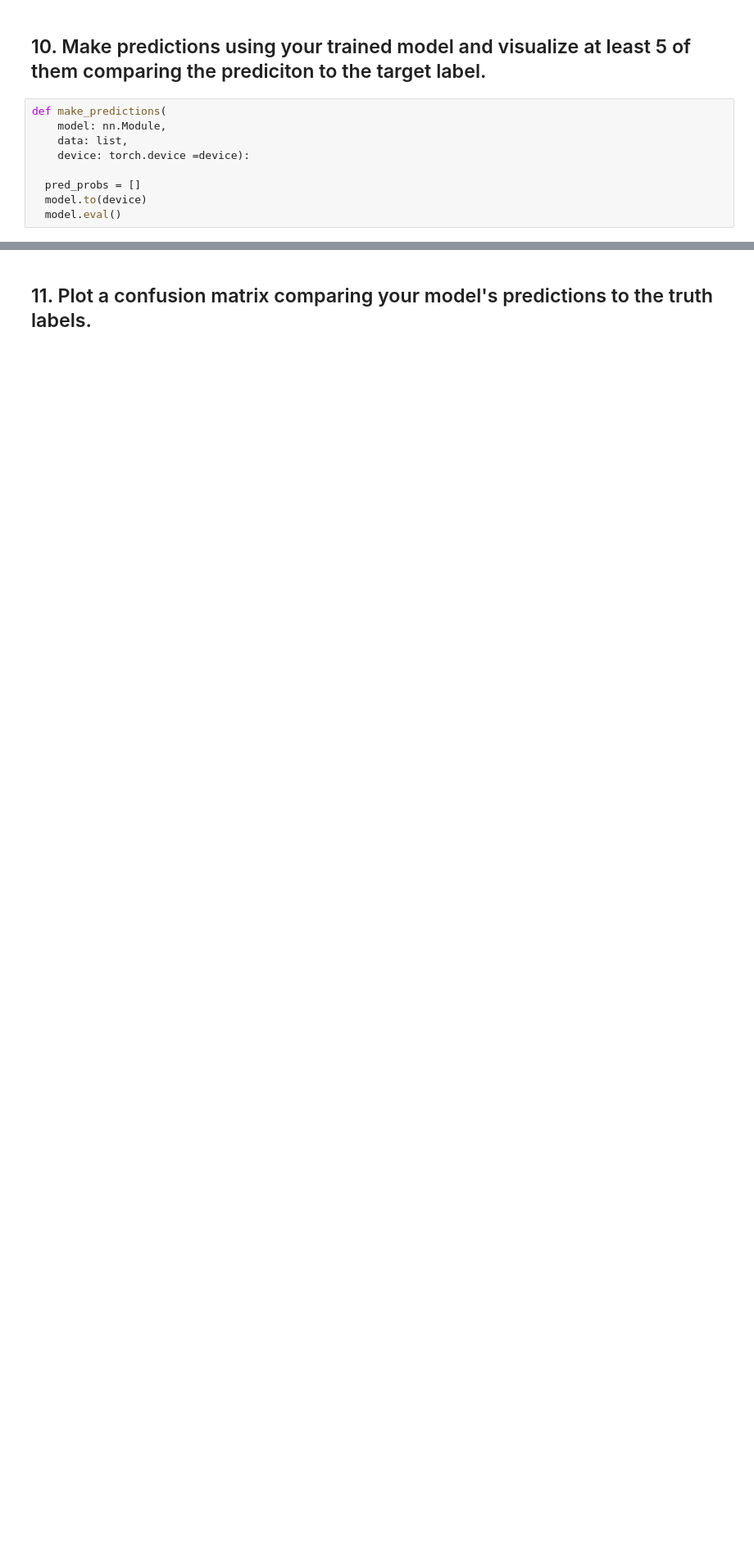
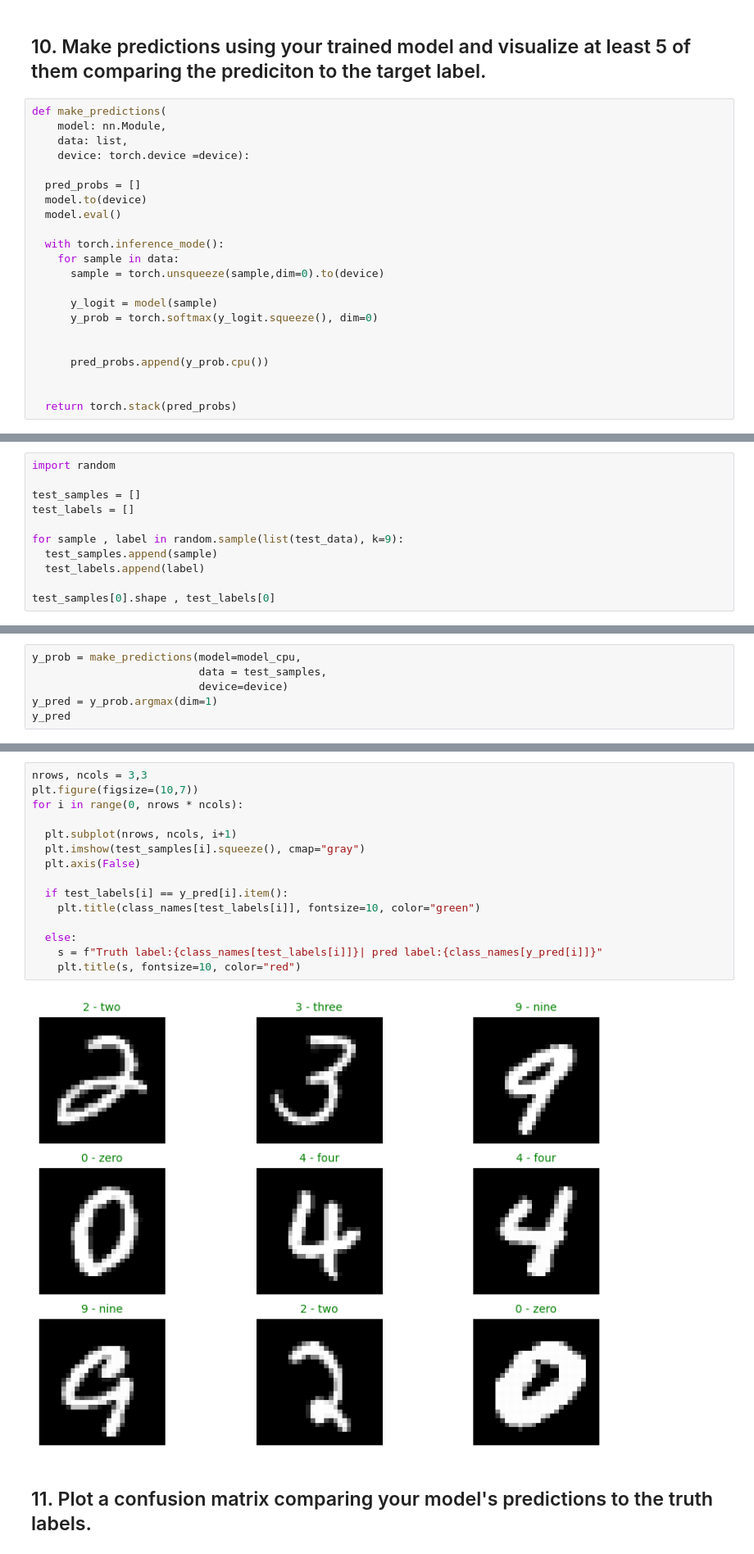
Before and after one commit to zahra-sharifzadeh/pytorch, a Jupyter notebook: extras/exercises/03_pytorch_computer_vision_exercises.ipynb, the cells around one changed output, grey strips where cells are left out. Shown at 82% size. Drawn from its saved outputs; the diff is of its cells as text; blank space fills up the shorter version.

```diff
--- a/extras/exercises/03_pytorch_computer_vision_exercises.ipynb
+++ b/extras/exercises/03_pytorch_computer_vision_exercises.ipynb
@@ -522,3 +543,16 @@ def make_predictions(
   pred_probs = []
   model.to(device)
   model.eval()
+
+  with torch.inference_mode():
+    for sample in data:
+      sample = torch.unsqueeze(sample,dim=0).to(device)
+
+      y_logit = model(sample)
+      y_prob = torch.softmax(y_logit.squeeze(), dim=0)
+
+
+      pred_probs.append(y_prob.cpu())
+
+
+  return torch.stack(pred_probs)
@@ -524,0 +568,11 @@ def make_predictions(
+# %%
+import random
+
+test_samples = []
+test_labels = []
+
+for sample , label in random.sample(list(test_data), k=9):
+  test_samples.append(sample)
+  test_labels.append(label)
+
+test_samples[0].shape , test_labels[0]
@@ -524,0 +581,6 @@ def make_predictions(
+# %%
+y_prob = make_predictions(model=model_cpu,
+                          data = test_samples,
+                          device=device)
+y_pred = y_prob.argmax(dim=1)
+y_pred
@@ -525,2 +589,19 @@ def make_predictions(
+# %%
+nrows, ncols = 3,3
+plt.figure(figsize=(10,7))
+for i in range(0, nrows * ncols):
+
+  plt.subplot(nrows, ncols, i+1)
+  plt.imshow(test_samples[i].squeeze(), cmap="gray")
+  plt.axis(False)
+
+  if test_labels[i] == y_pred[i].item():
+    plt.title(class_names[test_labels[i]], fontsize=10, color="green")
+
+  else:
+    s = f"Truth label:{class_names[test_labels[i]]}| pred label:{class_names[y_pred[i]]}"
+    plt.title(s, fontsize=10, color="red")
+# %% [output]
+[figure, added]
 # %% [markdown]
 ## 11. Plot a confusion matrix comparing your model's predictions to the truth labels.
```
Also changed, not shown: parts of 20 cells of this notebook.
